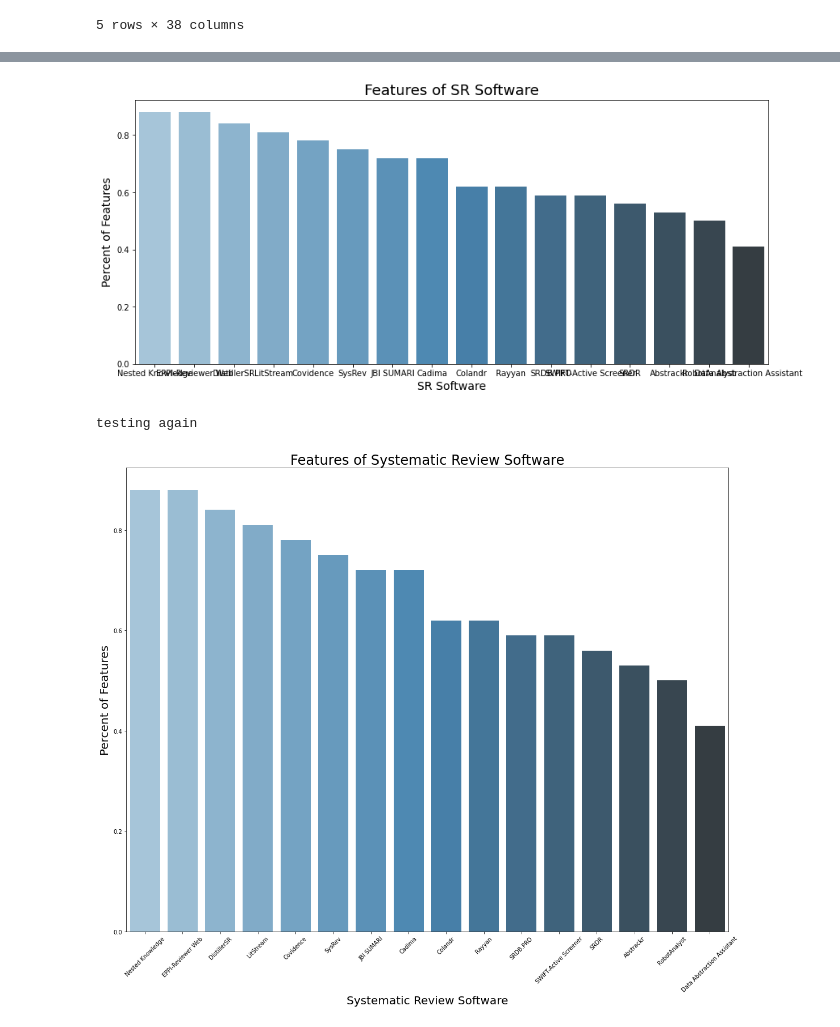
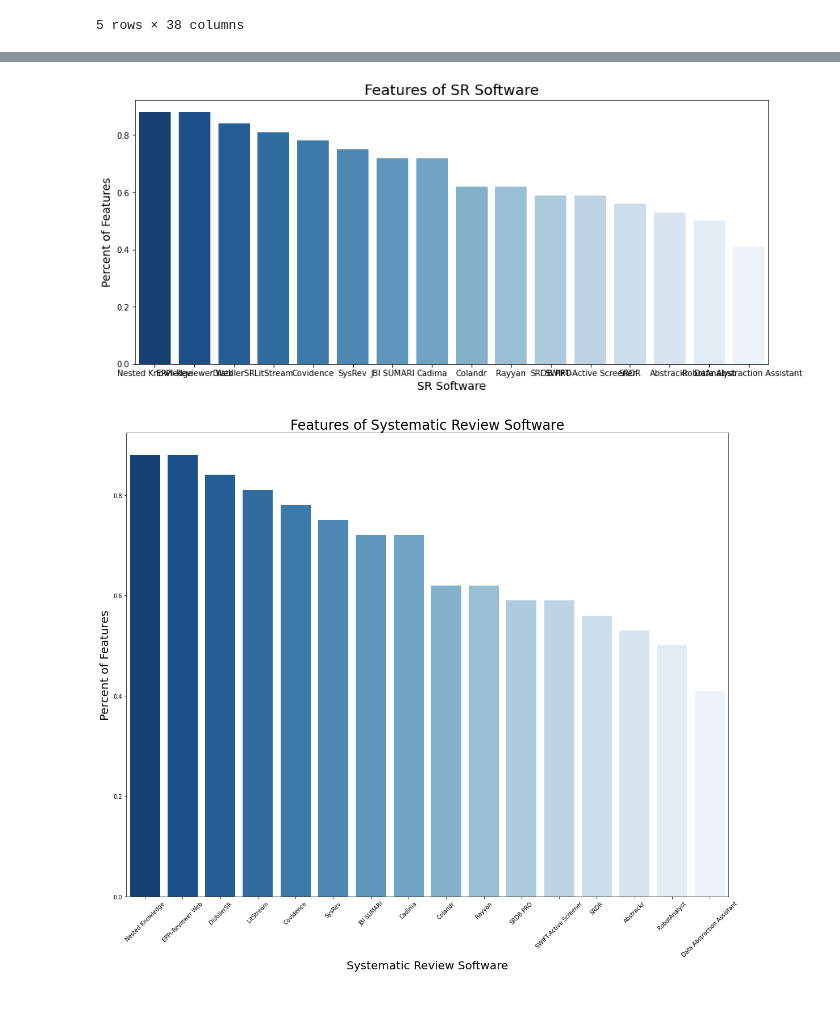
Before and after one commit to cowiekw/sr-software-comparison, a Jupyter notebook: allsr.ipynb, the cells around one changed output, grey strips where cells are left out. Cells and saved outputs as stored; diff of their text form; code cells hidden in the pictures.

```diff
--- a/allsr.ipynb
+++ b/allsr.ipynb
@@ -8,7 +8,7 @@ import numpy as np
 from helpers import verify_worksheet, replace_nulls, sum_features_per_software, keep_top_software
 # %%
 # 1. READ EXCEL FILE
-x_file = 'SRsoftwareextraction.xlsx'
+x_file = 'data/SRsoftwareextraction.xlsx'
 sheet_name = 'data00'
 
 verify_worksheet(x_file, sheet_name)
@@ -54,16 +53,16 @@ number = df['number_of_features']
 captions = []
 # %%
 plt.figure(figsize=(14, 6))
-ax = sns.barplot(x=name, y=percent, data=sum_df, palette="Blues_d")
+ax = sns.barplot(x=name, y=percent, data=sum_df, palette="Blues_r")
 ax.set_ylabel('Percent of Features', fontsize=14)
 ax.set_xlabel('SR Software', fontsize=14)
 ax.set_title('Features of SR Software', fontsize=18)
 plt.show()
 
 captions.append("fig 1. "+"Percent of Features for each SR Software (with a min of 5 non-NA features)")
-ax.get_figure().savefig('fig1.png')
+ax.get_figure().savefig('output/fig1-percent-of-features-top8.png')
 # %% [output]
-[figure, old version]
+[figure, new version]
 # %%
 # Export original dataframe to breakup by feature class.
 # %%
@@ -75,23 +74,23 @@ with open('captions.txt', 'w') as f:
 # %%
 # KEEP THE TOP 16
 # Keep only the top 8 softwares
-df = keep_top_software(sum_df, "number_of_features", 16)
+df = keep_top_software(sum_df, "percent_of_features", 16)
 df.tail()
 
 name = df['name']
 percent = df['percent_of_features']
 number = df['number_of_features']
 
 plt.figure(figsize=(19, 15))
-ax = sns.barplot(x=name, y=percent, data=sum_df, palette="Blues_d")
+ax = sns.barplot(x=name, y=percent, data=sum_df, palette="Blues_r")
 ax.set_ylabel('Percent of Features', fontsize=20)
 ax.set_xlabel('Systematic Review Software', fontsize=20)
 ax.set_title('Features of Systematic Review Software', fontsize=24)
 ax.set_xticklabels(ax.get_xticklabels(), rotation=45)
 plt.show()
 
 captions.append("fig 8. "+"Percent of Features for each SR Software (with a min of 5 non-NA features)")
-ax.get_figure().savefig('fig8.png')
+figname = "fig8"
+ax.get_figure().savefig('output/fig8-percent-of-features-top16.png')
 # %% [output]
-testing again
-[figure, old version]
+[figure, new version]
```
Also changed, not shown: parts of 3 cells of this notebook, 18 other files.
